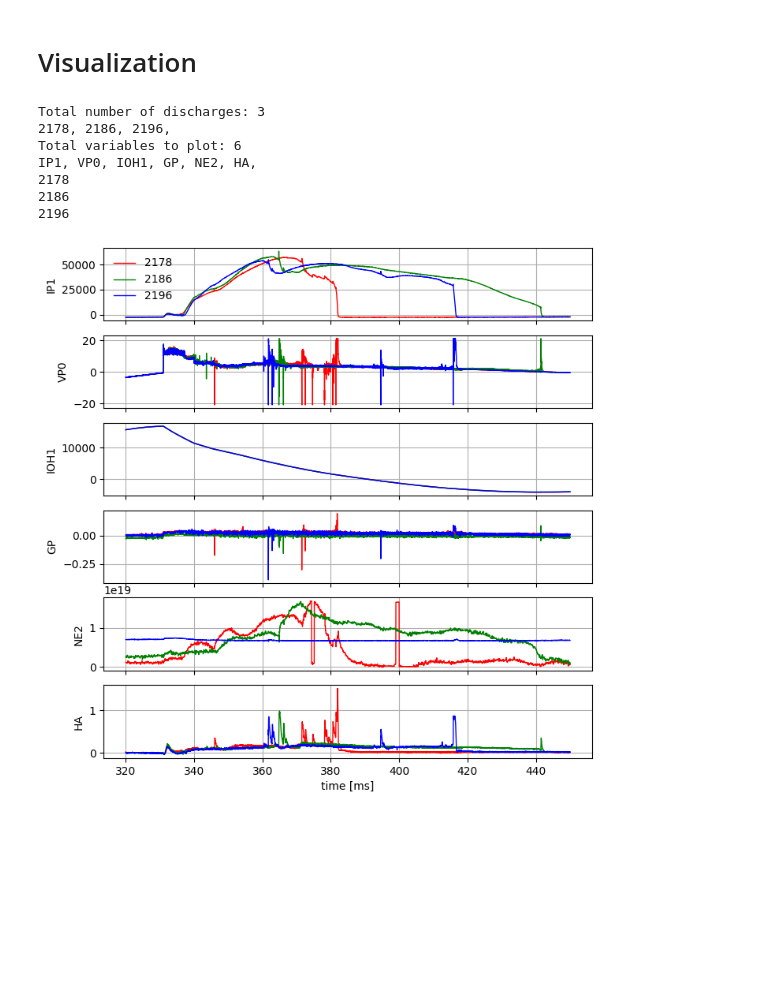
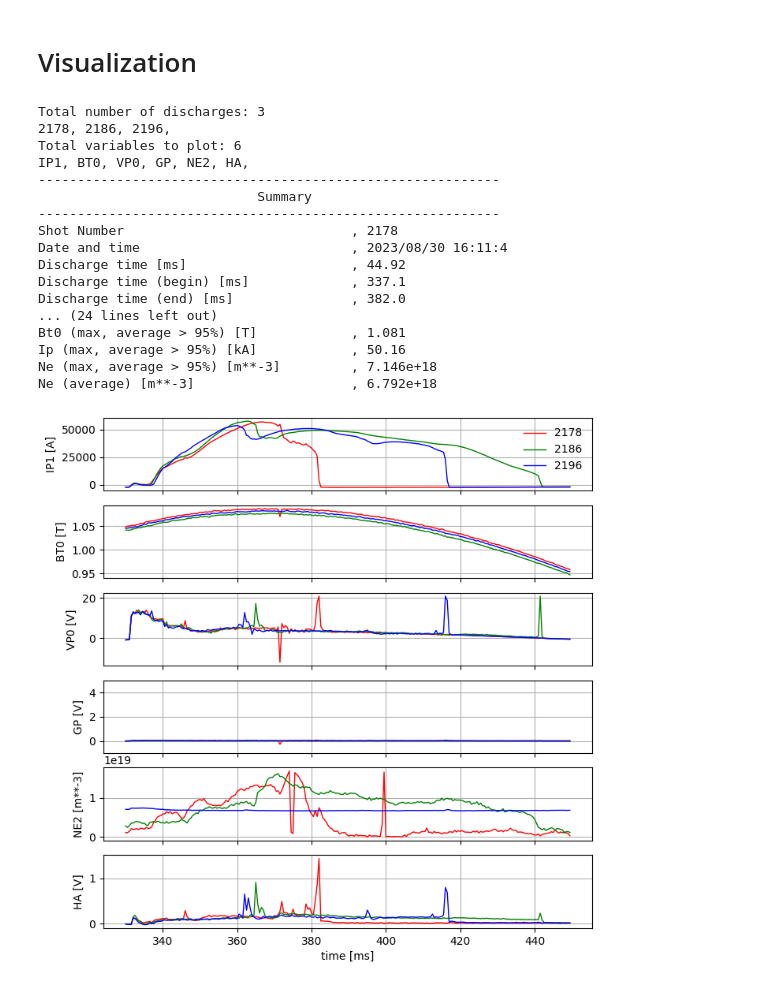
Before and after one commit to awatarn/TEAM, a Jupyter notebook: AA_TT1_VerticalStackPlots.ipynb, the cells around one changed output. Saved outputs shown, nothing was run; the diff lists cells and outputs as text; code cells hidden in the pictures; blank space fills up the shorter version.

Commit message:
Add PrintSummary, compute BtMax, NeMax, IpMax, Interpolated data

```diff
--- a/AA_TT1_VerticalStackPlots.ipynb
+++ b/AA_TT1_VerticalStackPlots.ipynb
@@ -19,8 +19,8 @@ DischargeNo1 = 2178          # number only
 DischargeNo2 = 2186          # number only
 DischargeNo3 = 2196          # number only
 
-var_load = ['IP1', 'VP0', 'VP1', 'IOH1', 'GP', 'HCN2', 'HA']
-var_plot = ['IP1', 'VP0', 'IOH1', 'GP', 'NE2', 'HA']
+var_load = ['IP1', 'VP0', 'VP1', 'IOH1', 'GP', 'HCN2', 'HA', 'IT1']
+var_plot = ['IP1', 'BT0', 'VP0', 'GP', 'NE2', 'HA']
 # %%
 Path_output = '%s'%(OutputHome)
 print('Path to the output folder: ', Path_output)
@@ -29,9 +29,9 @@ Path to the output folder:  ./Discharges
 # %% [markdown]
 ## Load the data
 # %%
-shot1 = TT1Discharge(2178, Path_Output=Path_output)
-shot2 = TT1Discharge(2186, Path_Output=Path_output)
-shot3 = TT1Discharge(2196, Path_Output=Path_output)
+shot1 = TT1Discharge(DischargeNo1, Path_Output=Path_output)
+shot2 = TT1Discharge(DischargeNo2, Path_Output=Path_output)
+shot3 = TT1Discharge(DischargeNo3, Path_Output=Path_output)
 # %% [output]
 Shot Number: 2178
 Path:  ./Discharges/2178
@@ -68,13 +66,25 @@ Path to data:  ./Discharges/2196/HA.txt
 # %% [markdown]
 # Visualization
 # %%
-fig = PlotSingleColumn([shot1, shot2, shot3], var=var_plot, tinit=320, tfinal=450, savefig=False, height=1.4)
+fig = PlotSingleColumn([shot1, shot2, shot3], var=var_plot, tinit=330, tfinal=450,
+                       savefig=False, height=1.4, grid=True, unit=True,
+                       Interpolation=True, InterpolationPeriod=0.5)
 # %% [output]
 Total number of discharges: 3
 2178, 2186, 2196,
 Total variables to plot: 6
-IP1, VP0, IOH1, GP, NE2, HA,
-2178
-2186
-2196
+IP1, BT0, VP0, GP, NE2, HA,
+-----------------------------------------------------------
+                            Summary
+-----------------------------------------------------------
+Shot Number                             , 2178
+Date and time                           , 2023/08/30 16:11:4
+Discharge time [ms]                     , 44.92
+Discharge time (begin) [ms]             , 337.1
+Discharge time (end) [ms]               , 382.0
+... (24 lines left out)
+Bt0 (max, average > 95%) [T]            , 1.081
+Ip (max, average > 95%) [kA]            , 50.16
+Ne (max, average > 95%) [m**-3]         , 7.146e+18
+Ne (average) [m**-3]                    , 6.792e+18
-[figure, old version]
+[figure, new version]
```
Also changed, not shown: parts of 3 cells of this notebook, 1 other file.
